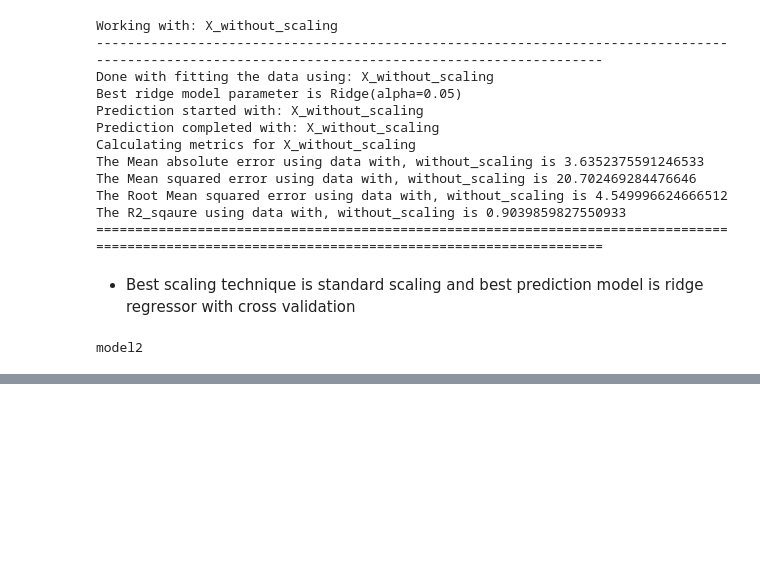
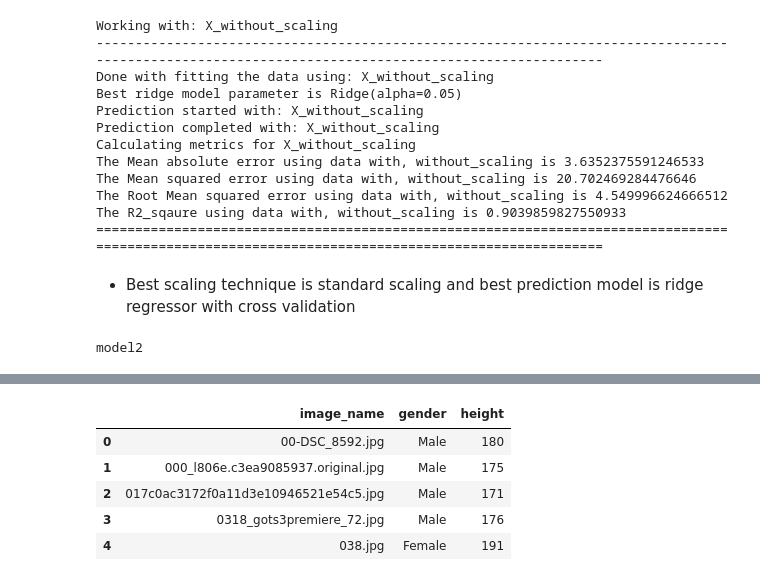
Before and after one commit to Aman-Vishwakarma1729/Body_Mass_Index_from_Face_Images, a Jupyter notebook: notebooks/Height_to_Weight_Data_and_Models/Height_Weight_Data_Analysis.ipynb, the cells around one changed output, grey strips where cells are left out. Cells and saved outputs as stored; diff of their text form; code cells hidden in the pictures; blank space fills up the shorter version.

```diff
--- a/notebooks/Height_to_Weight_Data_and_Models/Height_Weight_Data_Analysis.ipynb
+++ b/notebooks/Height_to_Weight_Data_and_Models/Height_Weight_Data_Analysis.ipynb
@@ -399,3 +399,6 @@ for key,value in metrics_report.items():
             print(key)
 # %% [output]
 model2
+# %%
+from sklearn.preprocessing import RobustScaler
+scaler = RobustScaler()
@@ -401,0 +416,11 @@ model2
+# %%
+data['Height'] = scaler.fit_transform(data[['height']])
+# %%
+data.head()
+# %% [output]
+|  | image_name | gender | height |
+| 0 | 00-DSC_8592.jpg | Male | 180 |
+| 1 | 000_l806e.c3ea9085937.original.jpg | Male | 175 |
+| 2 | 017c0ac3172f0a11d3e10946521e54c5.jpg | Male | 171 |
+| 3 | 0318_gots3premiere_72.jpg | Male | 176 |
+| 4 | 038.jpg | Female | 191 |
```
Also changed, not shown: parts of 14 cells of this notebook, 8 other files.
